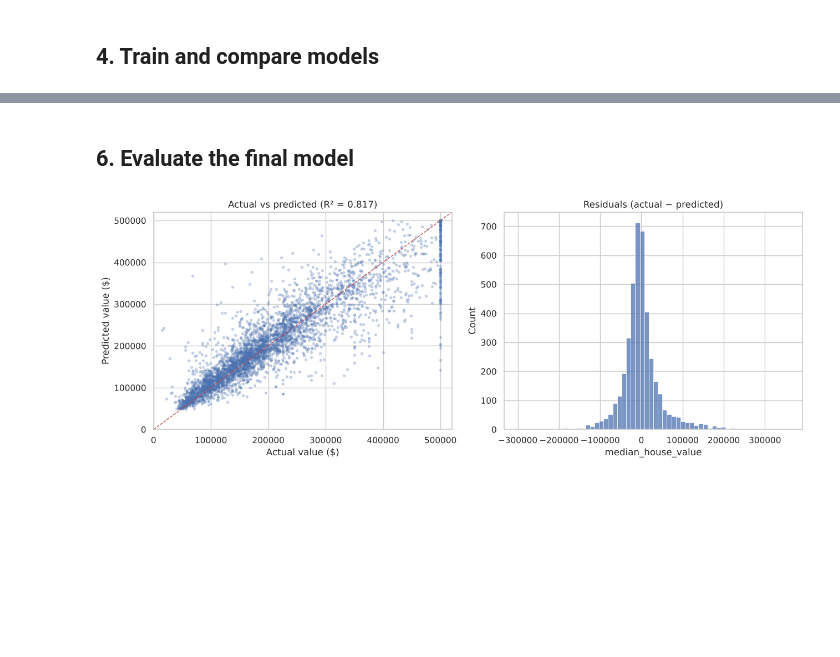
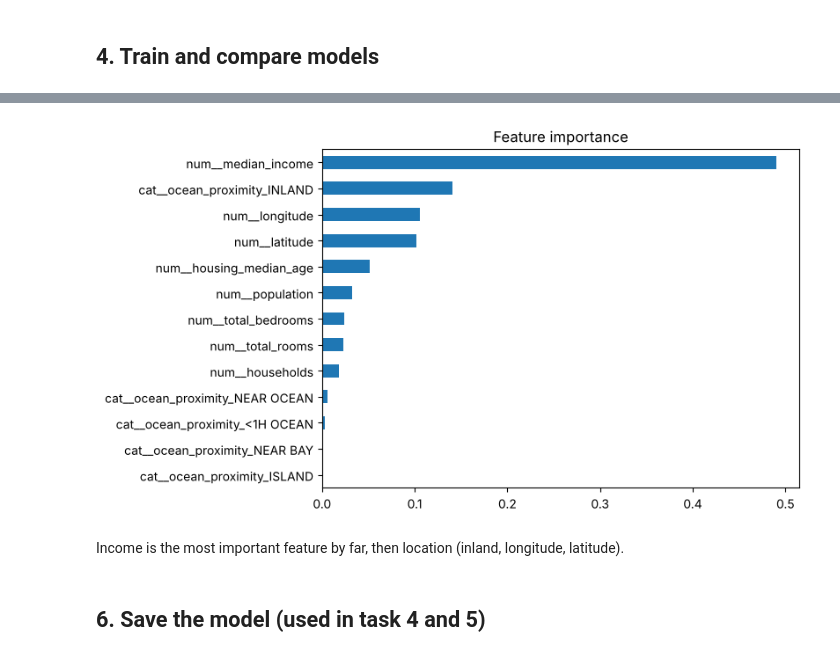
Before and after one commit to jagadeshwar2007/ACM_task, a Jupyter notebook: task_06_housing_price_predictor/housing_price_predictor.ipynb, the cells around one changed output, grey strips where cells are left out. Drawn from its saved outputs; the diff is of its cells as text; code cells hidden in the pictures; blank space fills up the shorter version.

```diff
--- a/task_06_housing_price_predictor/housing_price_predictor.ipynb
+++ b/task_06_housing_price_predictor/housing_price_predictor.ipynb
@@ -240,17 +174,12 @@ Best settings: {'n_estimators': 100, 'min_samples_leaf': 1, 'max_features': 1.0}
+# %%
+names = final_model.named_steps["preprocess"].get_feature_names_out()
+importance = pd.Series(final_model.named_steps["model"].feature_importances_, index=names).sort_values()
+importance.plot.barh(figsize=(7, 5))
+plt.title("Feature importance")
+plt.show()
+# %% [output]
+[figure, added]
+# %% [markdown]
+Income is the most important feature by far, then location (inland, longitude, latitude).
 # %% [markdown]
-## 6. Evaluate the final model
+## 6. Save the model (used in task 4 and 5)
-# %%
-fig, axes = plt.subplots(1, 2, figsize=(13, 5))
-axes[0].scatter(y_test, pred, alpha=0.25, s=8)
-lims = [0, 520_000]
-axes[0].plot(lims, lims, "r--", lw=1)
-axes[0].set_xlim(lims); axes[0].set_ylim(lims)
-axes[0].set_xlabel("Actual value ($)"); axes[0].set_ylabel("Predicted value ($)")
-axes[0].set_title(f"Actual vs predicted (R² = {final_metrics['R2']:.3f})")
-
-residuals = y_test - pred
-sns.histplot(residuals, bins=60, ax=axes[1])
-axes[1].set_title("Residuals (actual − predicted)")
-plt.tight_layout(); plt.savefig("outputs/actual_vs_predicted.png", dpi=120); plt.show()
-# %% [output]
-[figure, removed]
```
Also changed, not shown: parts of 35 cells of this notebook, 27 other files.
